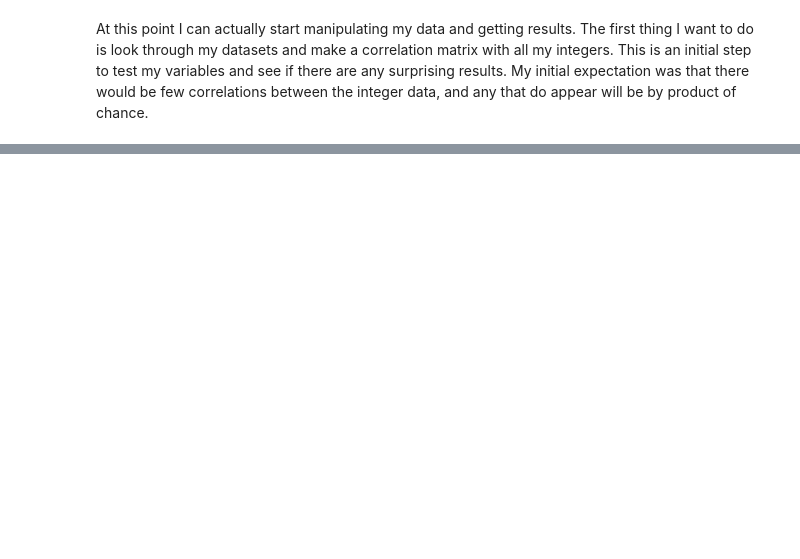
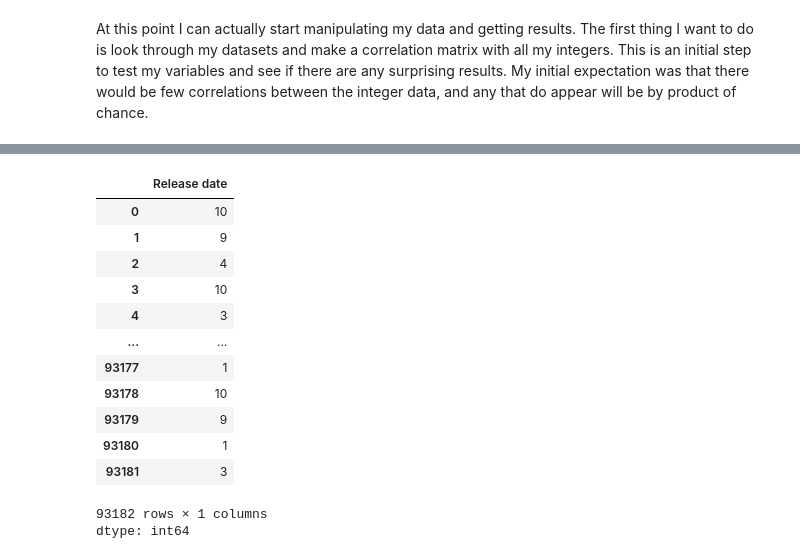
Before and after one commit to adamledet/itds-project-2025, a Jupyter notebook: Data_Science_Project.ipynb, the cells around one changed output, grey strips where cells are left out. Saved outputs shown, nothing was run; the diff lists cells and outputs as text; code cells hidden in the pictures; blank space fills up the shorter version.

```diff
--- a/Data_Science_Project.ipynb
+++ b/Data_Science_Project.ipynb
@@ -137,0 +140,34 @@ ValueError: could not convert string to float: 'Demo Middle-earth™: Shadow of
+# %%
+# Map months to numbers and set type to int
+df_New["Release date"] = df_New["Release date"].str[:3]
+df_New["Release date"] = df_New["Release date"].map({
+    "Jan": 1,
+    "Feb": 2,
+    "Mar": 3,
+    "Apr": 4,
+    "May": 5,
+    "Jun": 6,
+    "Jul": 7,
+    "Aug": 8,
+    "Sep": 9,
+    "Oct": 10,
+    "Nov": 11,
+    "Dec": 12,
+})
+df_New["Release date"] = df_New["Release date"].astype(int)
+df_New["Release date"]
+# %% [output]
+|  | Release date |
+| 0 | 10 |
+| 1 | 9 |
+| 2 | 4 |
+| 3 | 10 |
+| 4 | 3 |
+| ... | ... |
+| 93177 | 1 |
+| 93178 | 10 |
+| 93179 | 9 |
+| 93180 | 1 |
+| 93181 | 3 |
+93182 rows × 1 columns
+dtype: int64
```
Also changed, not shown: parts of 16 cells of this notebook, 1 other file.
